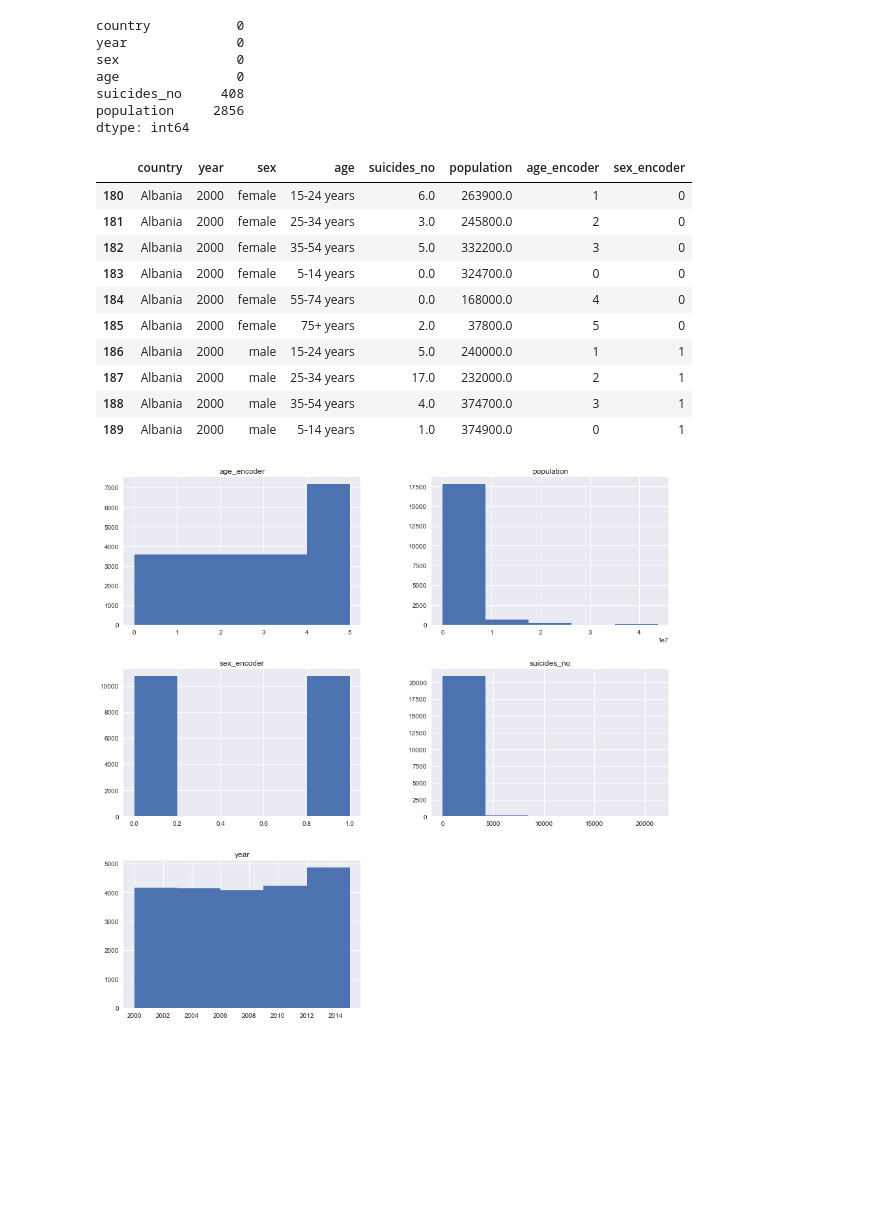
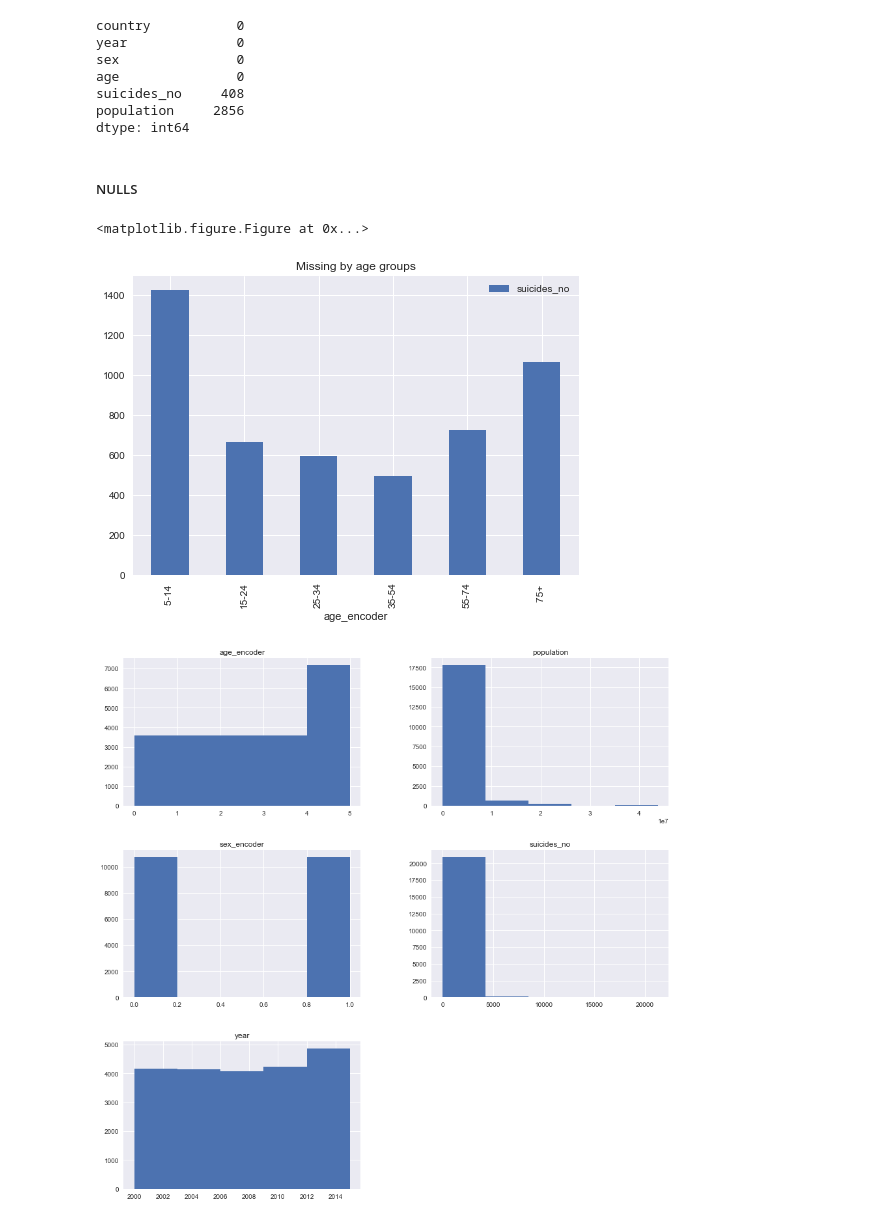
Before and after one commit to v2br/AI_study, a Jupyter notebook: preBootUnit4/suiside_review.ipynb, the cells around one changed output. Cells and saved outputs as stored; diff of their text form; code cells hidden in the pictures; blank space fills up the shorter version.

```diff
--- a/preBootUnit4/suiside_review.ipynb
+++ b/preBootUnit4/suiside_review.ipynb
@@ -173,17 +170,32 @@ sa['sex_encoder'] = sa['sex'].map(gender_coder)
-# %%
-sa.head(10)
-# %% [output]
-|  | country | year | sex | age | suicides_no | population | age_encoder | sex_encoder |
-| 180 | Albania | 2000 | female | 15-24 years | 6.0 | 263900.0 | 1 | 0 |
-| 181 | Albania | 2000 | female | 25-34 years | 3.0 | 245800.0 | 2 | 0 |
-| 182 | Albania | 2000 | female | 35-54 years | 5.0 | 332200.0 | 3 | 0 |
-| 183 | Albania | 2000 | female | 5-14 years | 0.0 | 324700.0 | 0 | 0 |
-| 184 | Albania | 2000 | female | 55-74 years | 0.0 | 168000.0 | 4 | 0 |
-| 185 | Albania | 2000 | female | 75+ years | 2.0 | 37800.0 | 5 | 0 |
-| 186 | Albania | 2000 | male | 15-24 years | 5.0 | 240000.0 | 1 | 1 |
-| 187 | Albania | 2000 | male | 25-34 years | 17.0 | 232000.0 | 2 | 1 |
-| 188 | Albania | 2000 | male | 35-54 years | 4.0 | 374700.0 | 3 | 1 |
-| 189 | Albania | 2000 | male | 5-14 years | 1.0 | 374900.0 | 0 | 1 |
+# %% [markdown]
+##### NULLS
+# %%
+# distribution of missing and null over age groups
+nls=sa[(sa['suicides_no']==0)]
+nl= sa[sa['suicides_no'].isnull()]
+frames=[nls,nl]
+nulsz= pd.concat(frames)
+nulsz.shape
+nulsz.head(11)
+#how to select countries that have data
+#loop through  the rows, make list of countries, include ones that have 1 no zero
+en = {0:'5-14 ',
+      1:'15-24',
+      2:'25-34',
+      3:'35-54',
+      4:'55-74',
+      5:'75+ '}
+plt.figure(figsize=(12,9))
+nd=nulsz.groupby('age_encoder').count()
+
+nd.drop(['year','sex','population','country','sex_encoder','age'],axis=1, inplace=True)
+nd.head(11)
+nd.plot(nd.index.map(en.get), kind='bar', stacked=False, title='Missing by age groups')
+plt.savefig('missing_by_age.png')
+plt.show()
+# %% [output]
+<matplotlib.figure.Figure at 0x...>
+[figure, added]
 # %%
 sa.hist(figsize = (15,15),bins=5 )
 plt.savefig('allvars.png')
```
Also changed, not shown: parts of 48 cells of this notebook, 12 other files.
